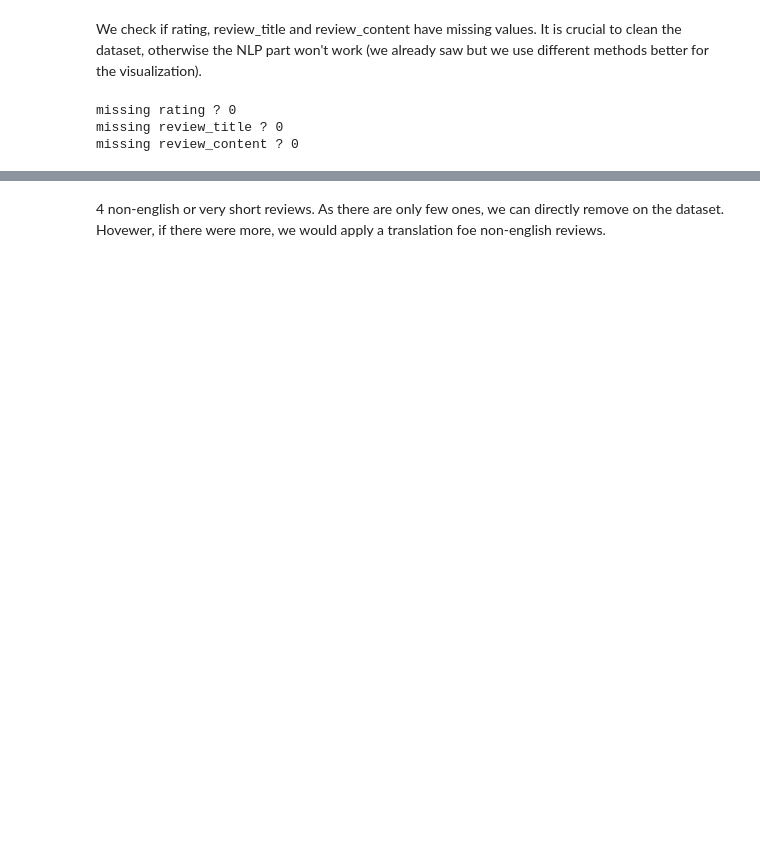
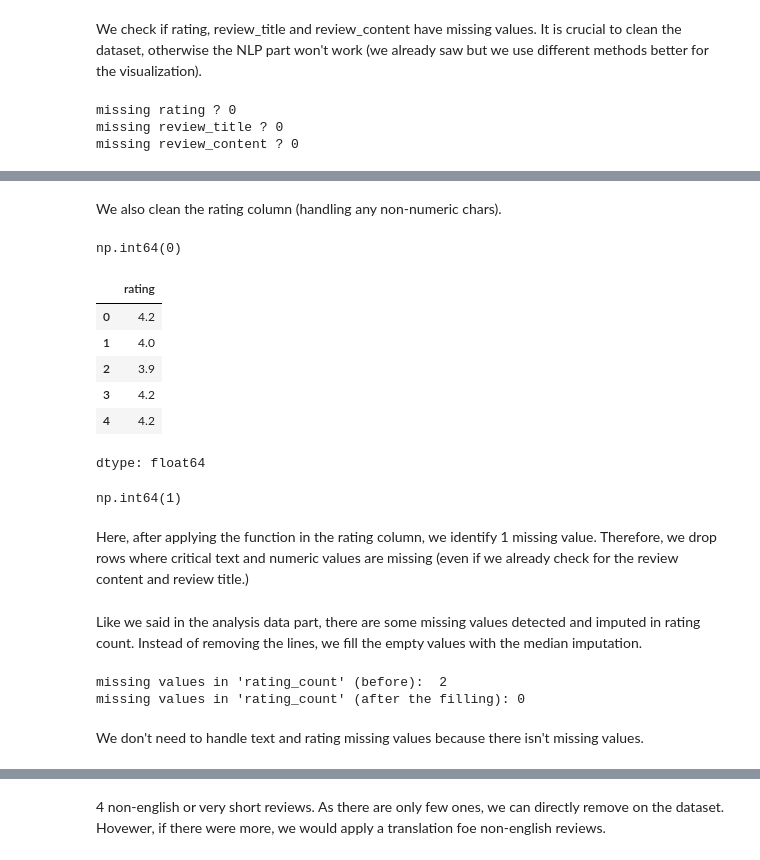
Before and after one commit to LeJ-04/amazon-products-rating-ml-project, a Jupyter notebook: ProjetML.ipynb, the cells around one changed output, grey strips where cells are left out. Saved outputs shown, nothing was run; the diff lists cells and outputs as text; code cells hidden in the pictures; blank space fills up the shorter version.

Commit message:
Modifications de "Part 1: Data Description & Cleaning".

```diff
--- a/ProjetML.ipynb
+++ b/ProjetML.ipynb
@@ -100,3 +101,0 @@ We notice that the values are missing in the 'rating_count', so we need to drop
-# %%
-data.dropna(subset=['rating_count'], inplace=True)
-data["rating_count"].isna().sum()
@@ -111,8 +108,6 @@ nb_missing_review_title = data['review_title'].isna().sum()
 print("missing review_title ?", nb_missing_review_title)
 nb_missing_review_content = data['review_content'].isna().sum()
 print("missing review_content ?", nb_missing_review_content)
-
-data.dropna(subset=["rating",'review_title', 'review_content'], inplace=True)
 # %% [output]
 missing rating ? 0
 missing review_title ? 0
@@ -119,0 +148,10 @@ missing review_content ? 0
+# %%
+def clean_currency(x):
+    if isinstance(x, str):
+        # Remove the rupee symbol and commas, then convert to float
+        x = x.replace('₹', '').replace(',', '').strip()
+        try:
+            return float(x)
+        except ValueError:
+            return np.nan
+    return x
@@ -119,0 +160,4 @@ missing review_content ? 0
+# %%
+data['discounted_price'] = data['discounted_price'].apply(clean_currency)
+data['actual_price'] = data['actual_price'].apply(clean_currency)
+data['rating_count'] = data['rating_count'].apply(clean_currency)
@@ -119,0 +218,6 @@ missing review_content ? 0
+# %% [markdown]
+We also clean the rating column (handling any non-numeric chars).
+# %%
+data.rating.isna().sum()
+# %% [output]
+np.int64(0)
@@ -119,0 +228,17 @@ missing review_content ? 0
+# %%
+data['rating'] = pd.to_numeric(data['rating'].astype(str).str.replace('|', '', regex=False), errors='coerce')
+data.rating.head()
+# %% [output]
+|  | rating |
+| 0 | 4.2 |
+| 1 | 4.0 |
+| 2 | 3.9 |
+| 3 | 4.2 |
+| 4 | 4.2 |
+dtype: float64
+# %%
+data.rating.isna().sum()
+# %% [output]
+np.int64(1)
+# %% [markdown]
+Here, after applying the function in the rating column, we identify 1 missing value. Therefore, we drop rows where critical text and numeric values are missing (even if we already check for the review content and review title.)
@@ -119,0 +247,14 @@ missing review_content ? 0
+# %% [markdown]
+Like we said in the analysis data part, there are some missing values detected and imputed in rating count. Instead of removing the lines, we fill the empty values with the median imputation.
+# %%
+print("missing values in 'rating_count' (before): ",data.rating_count.isna().sum())
+
+rating_count_median = data['rating_count'].median()
+data['rating_count'] = data['rating_count'].fillna(rating_count_median)
+
+print("missing values in 'rating_count' (after the filling):",data.rating_count.isna().sum())
+# %% [output]
+missing values in 'rating_count' (before):  2
+missing values in 'rating_count' (after the filling): 0
+# %% [markdown]
+We don't need to handle text and rating missing values because there isn't missing values.
```
Also changed, not shown: parts of 52 cells of this notebook.
